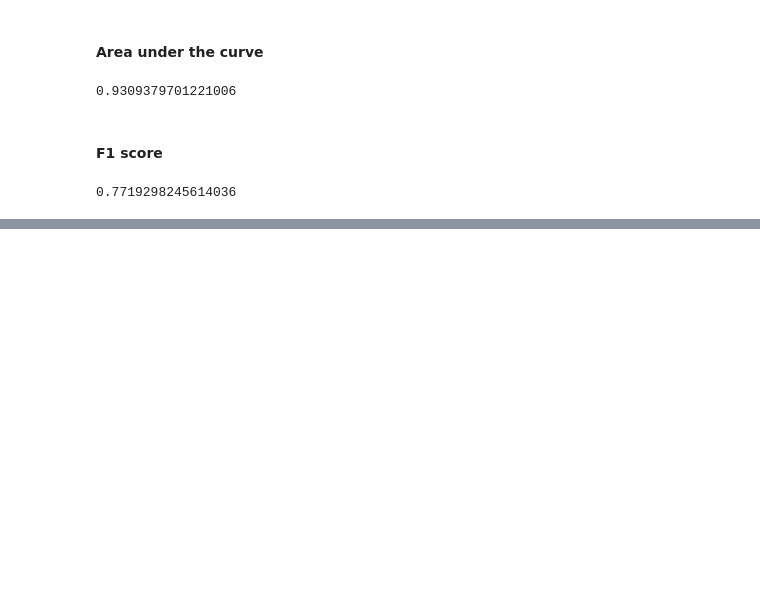
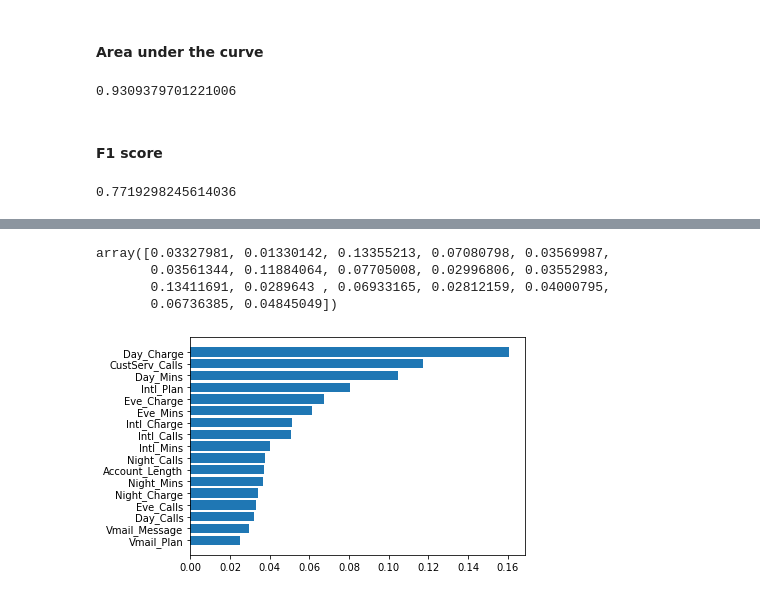
Before and after one commit to MikaelaKlein/Datacamp-Courses, a Jupyter notebook: Predicting Customer Churn in Python/Predicting Customer Churn in Python.ipynb, the cells around one changed output, grey strips where cells are left out. Cells and saved outputs as stored; diff of their text form; code cells hidden in the pictures; blank space fills up the shorter version.

```diff
--- a/Predicting Customer Churn in Python/Predicting Customer Churn in Python.ipynb
+++ b/Predicting Customer Churn in Python/Predicting Customer Churn in Python.ipynb
@@ -704,0 +733,9 @@ print(f1_score(y_test, y_pred))
+# %%
+import numpy as np
+from sklearn.model_selection import GridSearchCV
+
+param_grid = {'n_estimators': np.arange(10, 51)}
+
+clf_cv = GridSearchCV(RandomForestClassifier(), param_grid)
+
+clf_cv.fit(X, y)
@@ -704,0 +824,18 @@ print(f1_score(y_test, y_pred))
+# %%
+# Import RandomizedSearchCV
+from sklearn.model_selection import RandomizedSearchCV
+
+# Create the hyperparameter grid
+param_dist = {"max_depth": [3, None],
+              "max_features": np.arange(1, 11),
+              "bootstrap": [True, False],
+              "criterion": ["gini", "entropy"]}
+
+# Call RandomizedSearchCV
+random_search = RandomizedSearchCV(clf, param_dist)
+
+# Fit the model
+random_search.fit(X, y)
+
+# Print best parameters
+print(random_search.best_params_)
@@ -704,0 +858,27 @@ print(f1_score(y_test, y_pred))
+# %%
+random_forest = RandomForestClassifier()
+random_forest.fit(X_train, y_train)
+random_forest.feature_importances_
+# %% [output]
+array([0.03327981, 0.01330142, 0.13355213, 0.07080798, 0.03569987,
+       0.03561344, 0.11884064, 0.07705008, 0.02996806, 0.03552983,
+       0.13411691, 0.0289643 , 0.06933165, 0.02812159, 0.04000795,
+       0.06736385, 0.04845049])
+# %%
+# Calculate feature importances
+importances = clf.feature_importances_
+
+# Sort importances
+sorted_index = np.argsort(importances)
+
+# Create labels
+labels = X.columns[sorted_index]
+
+# Clear current plot
+plt.clf()
+
+# Create plot
+plt.barh(range(X.shape[1]), importances[sorted_index], tick_label=labels)
+plt.show()
+# %% [output]
+[figure, added]
```
Also changed, not shown: parts of 12 cells of this notebook.
